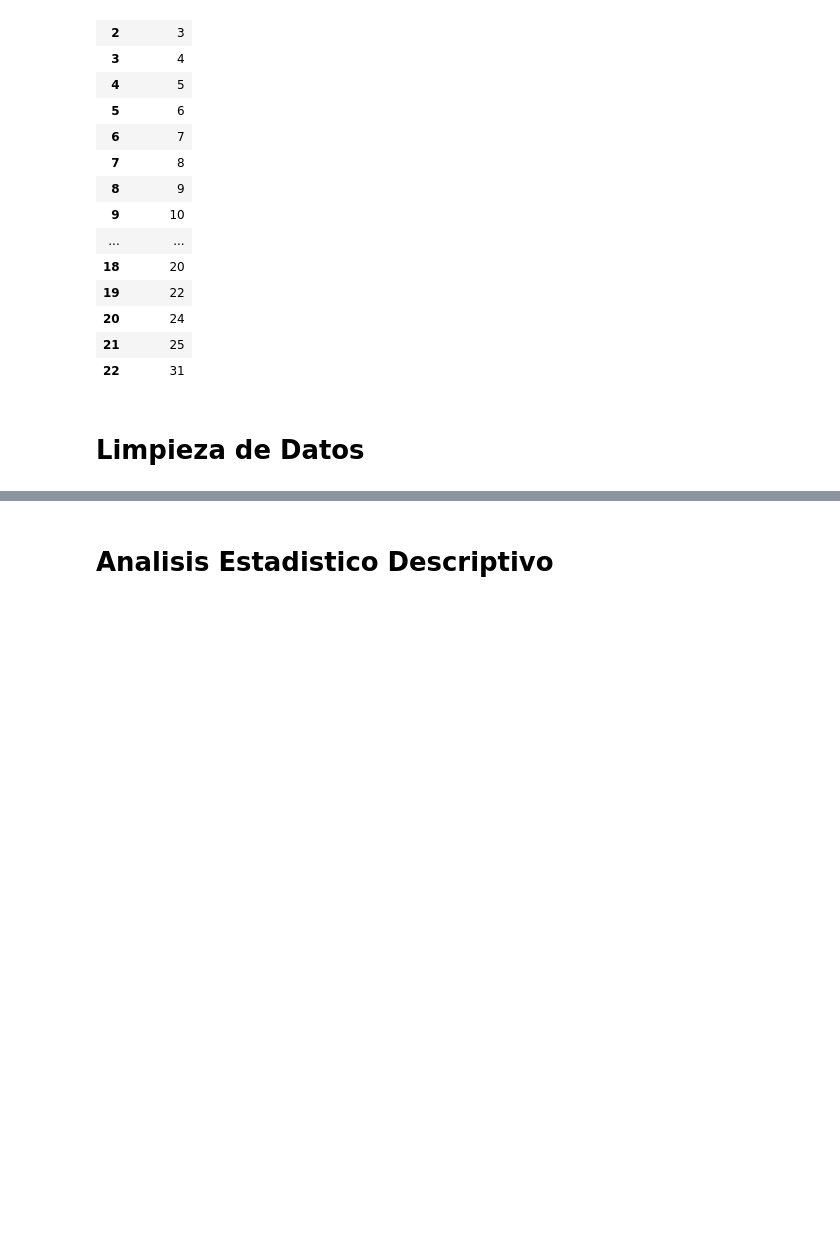
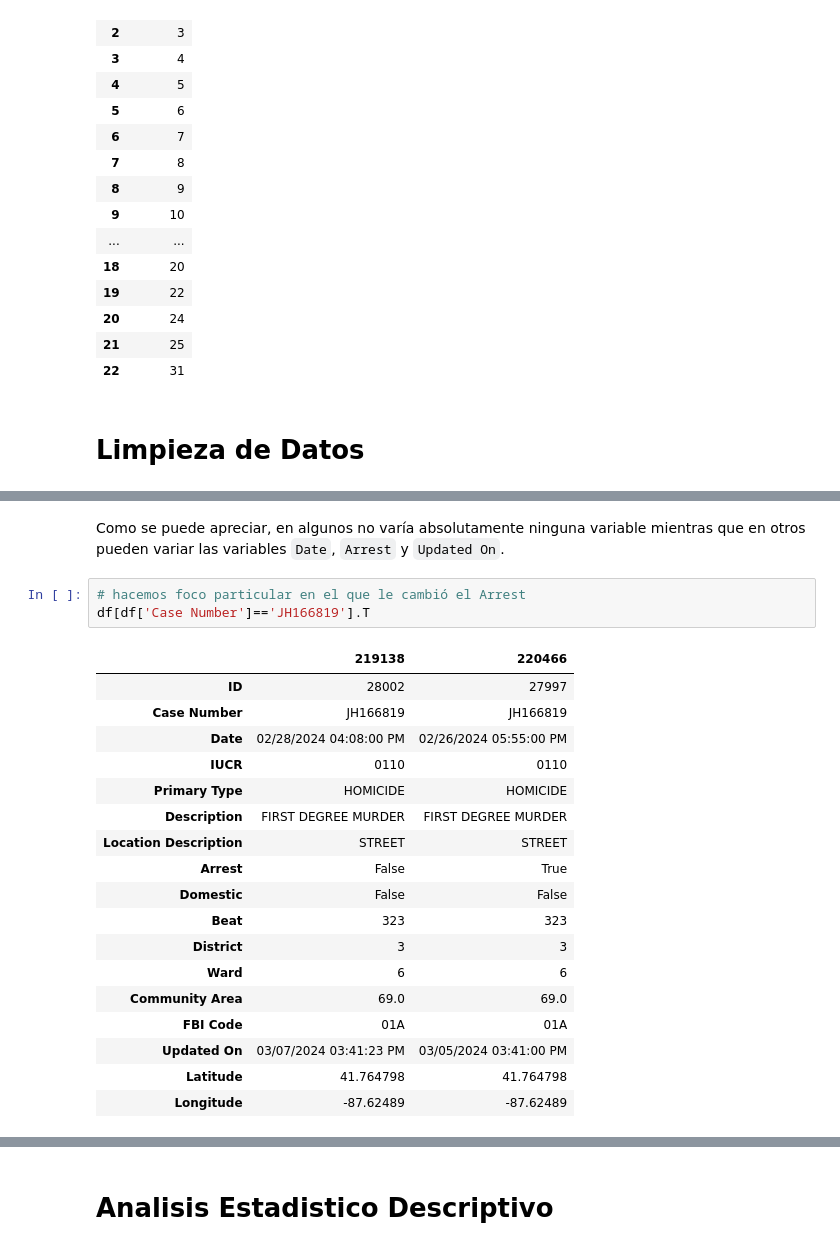
Before and after one commit to mbarquienero/Analisis_de_datos, a Jupyter notebook: chicago_crimenes.ipynb, the cells around one changed output, grey strips where cells are left out. Drawn from its saved outputs; the diff is of its cells as text; blank space fills up the shorter version.

```diff
--- a/chicago_crimenes.ipynb
+++ b/chicago_crimenes.ipynb
@@ -105,0 +359,24 @@ distritos_df
+# %% [markdown]
+Como se puede apreciar, en algunos no varía absolutamente ninguna variable mientras que en otros pueden variar las variables `Date`, `Arrest` y `Updated On`.
+# %%
+# hacemos foco particular en el que le cambió el Arrest
+df[df['Case Number']=='JH166819'].T
+# %% [output]
+|  | 219138 | 220466 |
+| ID | 28002 | 27997 |
+| Case Number | JH166819 | JH166819 |
+| Date | 02/28/2024 04:08:00 PM | 02/26/2024 05:55:00 PM |
+| IUCR | 0110 | 0110 |
+| Primary Type | HOMICIDE | HOMICIDE |
+| Description | FIRST DEGREE MURDER | FIRST DEGREE MURDER |
+| Location Description | STREET | STREET |
+| Arrest | False | True |
+| Domestic | False | False |
+| Beat | 323 | 323 |
+| District | 3 | 3 |
+| Ward | 6 | 6 |
+| Community Area | 69.0 | 69.0 |
+| FBI Code | 01A | 01A |
+| Updated On | 03/07/2024 03:41:23 PM | 03/05/2024 03:41:00 PM |
+| Latitude | 41.764798 | 41.764798 |
+| Longitude | -87.62489 | -87.62489 |
```
Also changed, not shown: parts of 31 cells of this notebook, 4 other files.
